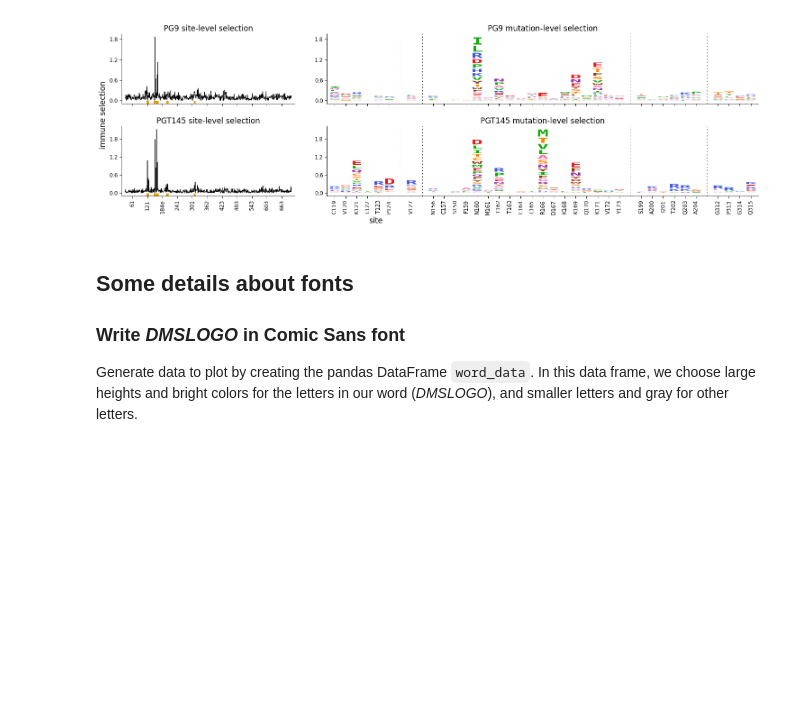
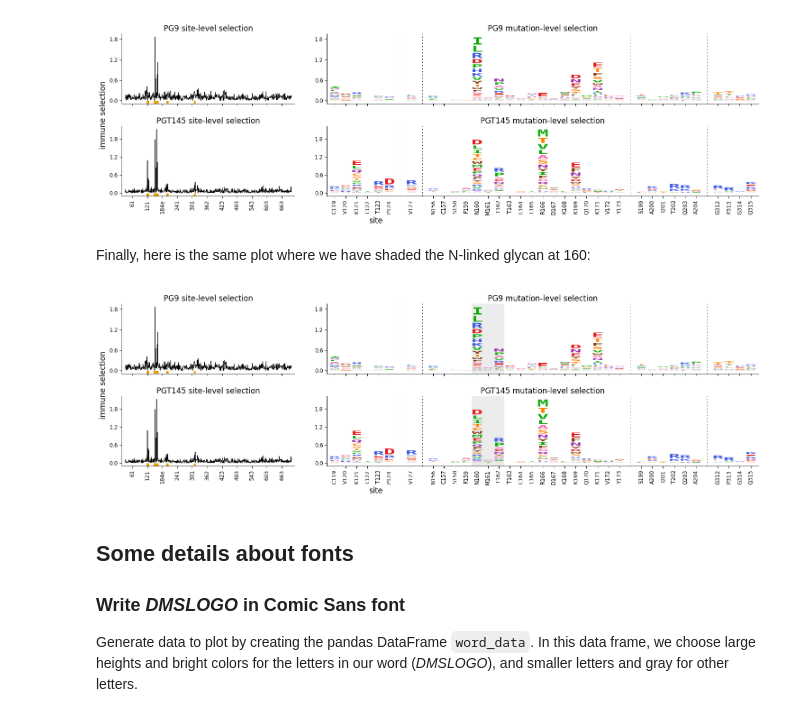
Before and after one commit to jbloomlab/dmslogo, a Jupyter notebook: notebooks/basic_example.ipynb, the cells around one changed output. Drawn from its saved outputs; the diff is of its cells as text; code cells hidden in the pictures; blank space fills up the shorter version.

```diff
--- a/notebooks/basic_example.ipynb
+++ b/notebooks/basic_example.ipynb
@@ -509,6 +538,35 @@ fig, axes = dmslogo.facet_plot(
                     )
 # %% [output]
 [figure]
+# %% [markdown]
+Finally, here is the same plot where we have shaded the N-linked glycan at 160:
+# %%
+data_hiv['shade_color'] = numpy.where(data_hiv['site'].isin(['160', '161', '162']), 'gray', None)
+data_hiv['shade_alpha'] = numpy.where(data_hiv['site'].isin(['160', '161', '162']), 0.15, None)
+
+fig, axes = dmslogo.facet_plot(
+                    data_hiv,
+                    gridrow_col='antibody',
+                    x_col='isite',
+                    show_col='show_site',
+                    draw_line_kwargs=dict(height_col='totfracsurvive',
+                                          xtick_col='site',
+                                          ylabel='immune selection'),
+                    draw_logo_kwargs=dict(letter_col='mutation',
+                                          letter_height_col='mutfracsurvive',
+                                          xtick_col='site_label',
+                                          xlabel='site',
+                                          ylabel='immune selection',
+                                          shade_color_col='shade_color',
+                                          shade_alpha_col='shade_alpha'),
+                    line_titlesuffix='site-level selection',
+                    logo_titlesuffix='mutation-level selection',
+                    share_ylim_across_rows=False,
+                    share_xlabel=True,
+                    share_ylabel=True,
+                    )
+# %% [output]
+[figure, added]
 # %% [markdown]
 ## Some details about fonts
 
```
Also changed, not shown: parts of 5 cells of this notebook, 3 other files.
